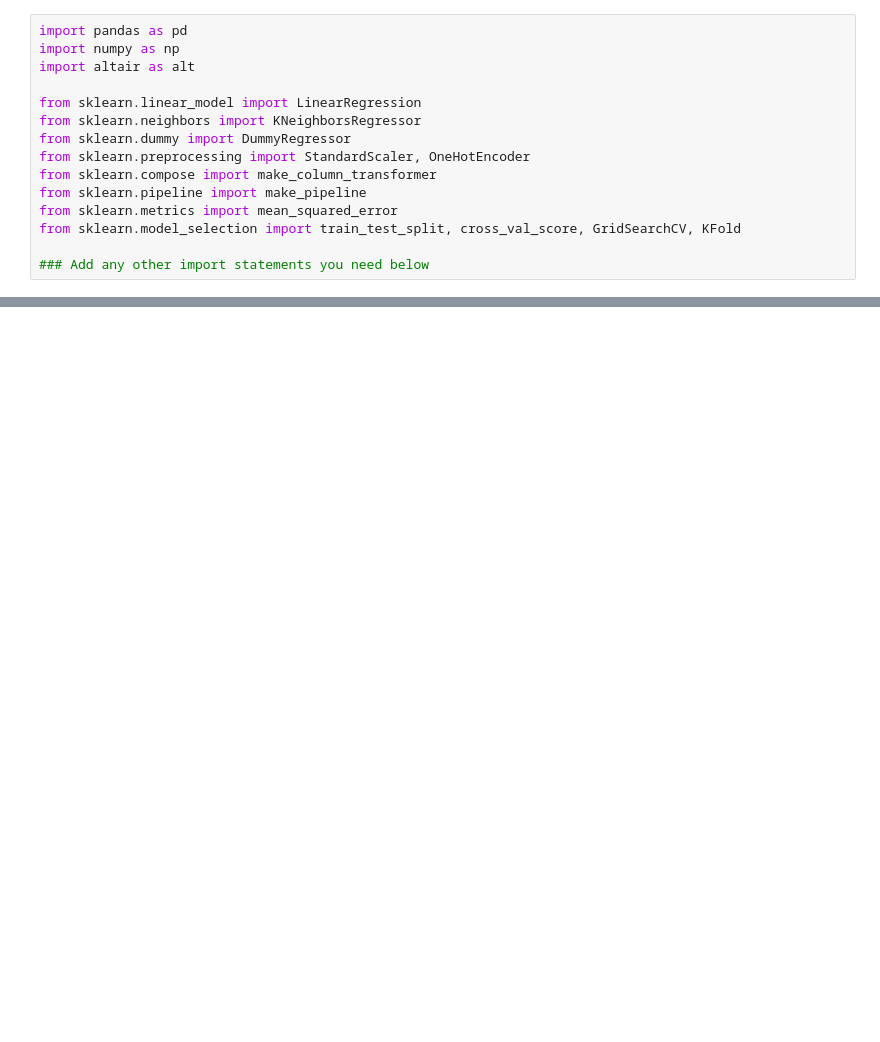
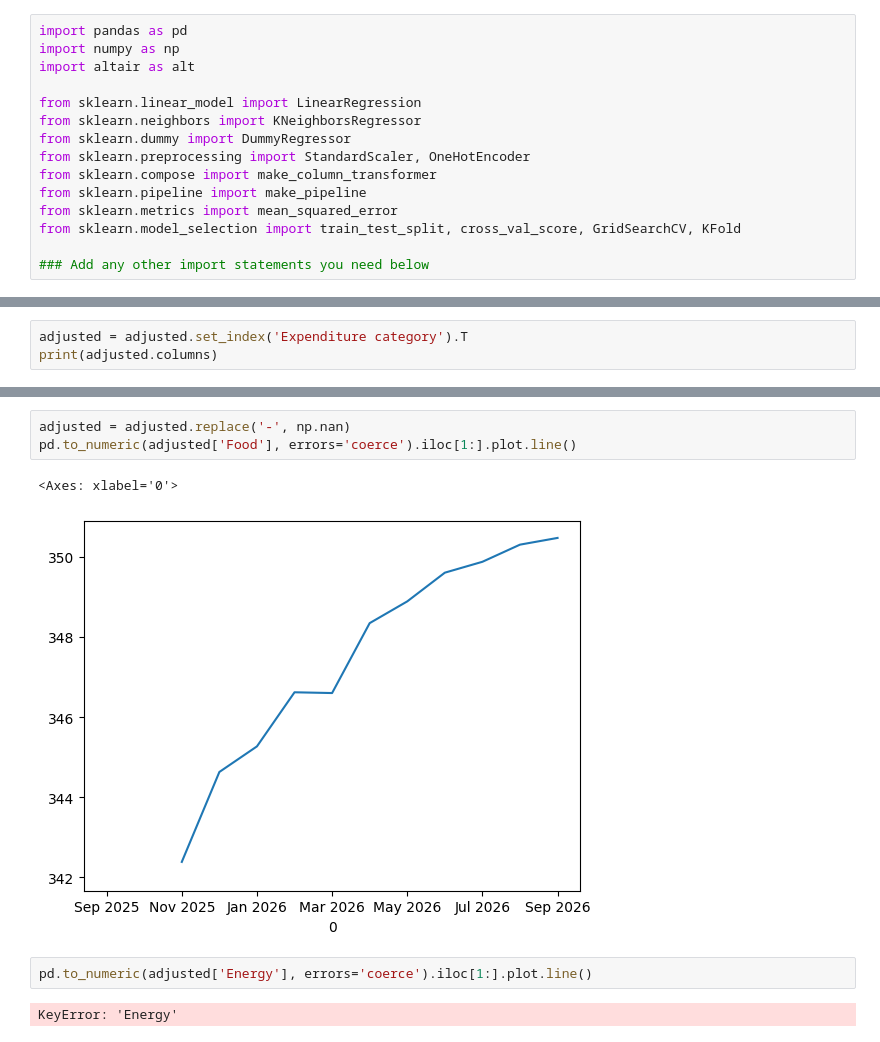
Before and after one commit to myanh2012/DATA3301-burgers, a Jupyter notebook: rob_test.ipynb, the cells around one changed output, grey strips where cells are left out. Cells and saved outputs as stored; diff of their text form; blank space fills up the shorter version.

```diff
--- a/rob_test.ipynb
+++ b/rob_test.ipynb
@@ -49,0 +37,3 @@ adjusted.head(10)
+# %%
+adjusted = adjusted.set_index('Expenditure category').T
+print(adjusted.columns)
@@ -49,0 +58,10 @@ adjusted.head(10)
+# %%
+adjusted = adjusted.replace('-', np.nan)
+pd.to_numeric(adjusted['Food'], errors='coerce').iloc[1:].plot.line()
+# %% [output]
+<Axes: xlabel='0'>
+[figure, added]
+# %%
+pd.to_numeric(adjusted['Energy'], errors='coerce').iloc[1:].plot.line()
+# %% [output]
+KeyError: 'Energy'
```
Also changed, not shown: parts of 3 cells of this notebook, 2 other files.
